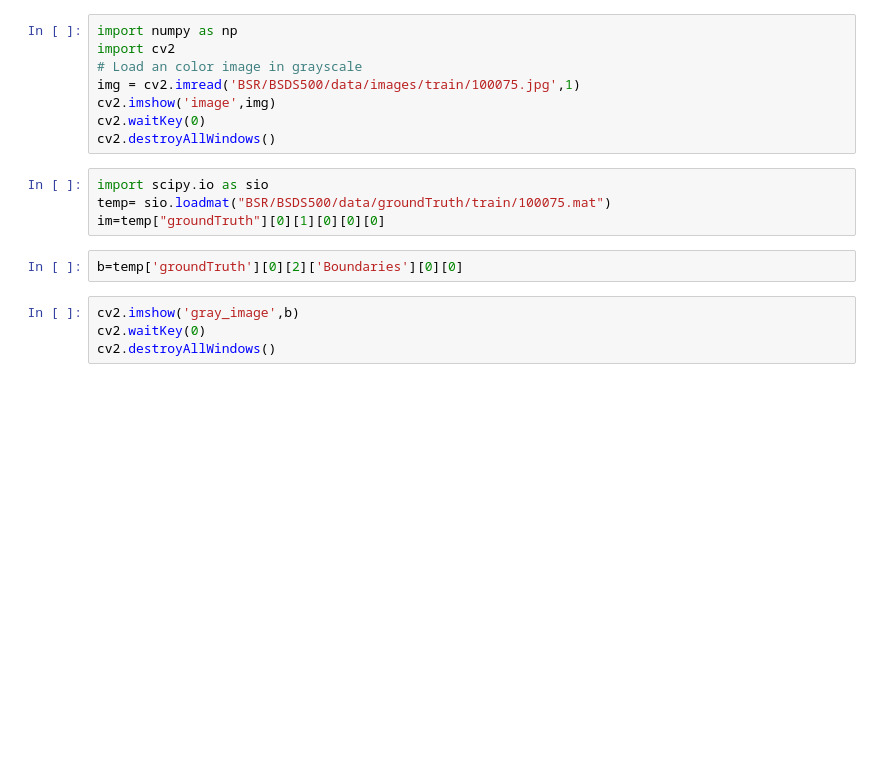
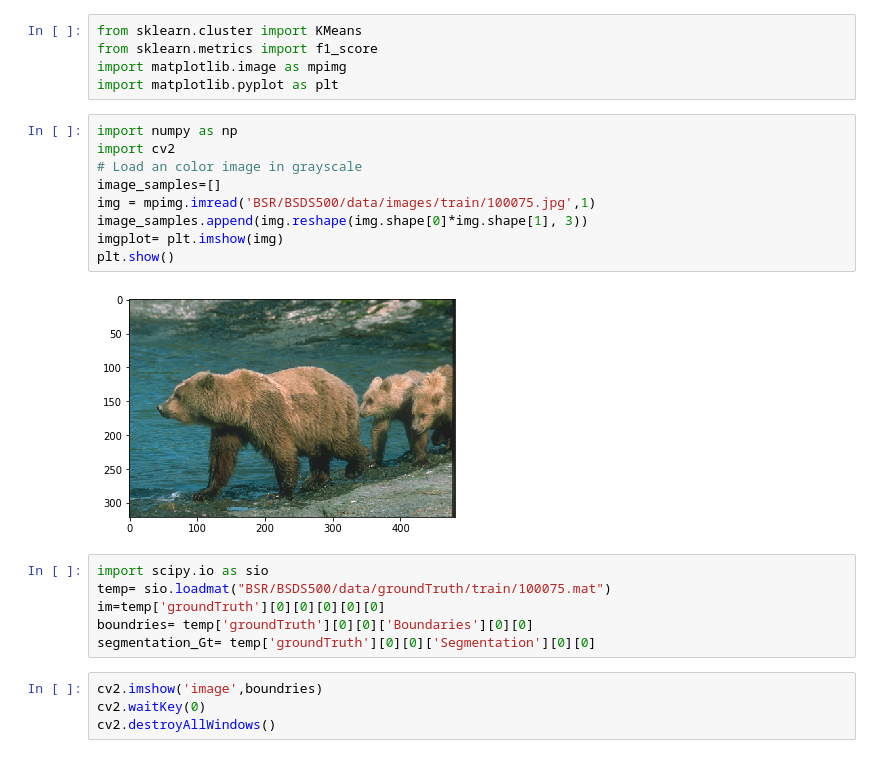
Before and after one commit to kmohab71/Image_Segmentation, a Jupyter notebook: IS.ipynb, the cells around one changed output. Cells and saved outputs as stored; diff of their text form; blank space fills up the shorter version.

Commit message:
read/visualize

```diff
--- a/IS.ipynb
+++ b/IS.ipynb
@@ -1,18 +1,26 @@
+# %%
+from sklearn.cluster import KMeans
+from sklearn.metrics import f1_score
+import matplotlib.image as mpimg
+import matplotlib.pyplot as plt
 # %%
 import numpy as np
 import cv2
 # Load an color image in grayscale
-img = cv2.imread('BSR/BSDS500/data/images/train/100075.jpg',1)
-cv2.imshow('image',img)
-cv2.waitKey(0)
-cv2.destroyAllWindows()
+image_samples=[]
+img = mpimg.imread('BSR/BSDS500/data/images/train/100075.jpg',1)
+image_samples.append(img.reshape(img.shape[0]*img.shape[1], 3))
+imgplot= plt.imshow(img)
+plt.show()
+# %% [output]
+[figure, added]
 # %%
 import scipy.io as sio
 temp= sio.loadmat("BSR/BSDS500/data/groundTruth/train/100075.mat")
-im=temp["groundTruth"][0][1][0][0][0]
+im=temp['groundTruth'][0][0][0][0][0]
+boundries= temp['groundTruth'][0][0]['Boundaries'][0][0]
+segmentation_Gt= temp['groundTruth'][0][0]['Segmentation'][0][0]
-# %%
-b=temp['groundTruth'][0][2]['Boundaries'][0][0]
 # %%
-cv2.imshow('gray_image',b)
+cv2.imshow('image',boundries)
 cv2.waitKey(0)
 cv2.destroyAllWindows()
```
Also changed, not shown: parts of 6 cells of this notebook.
